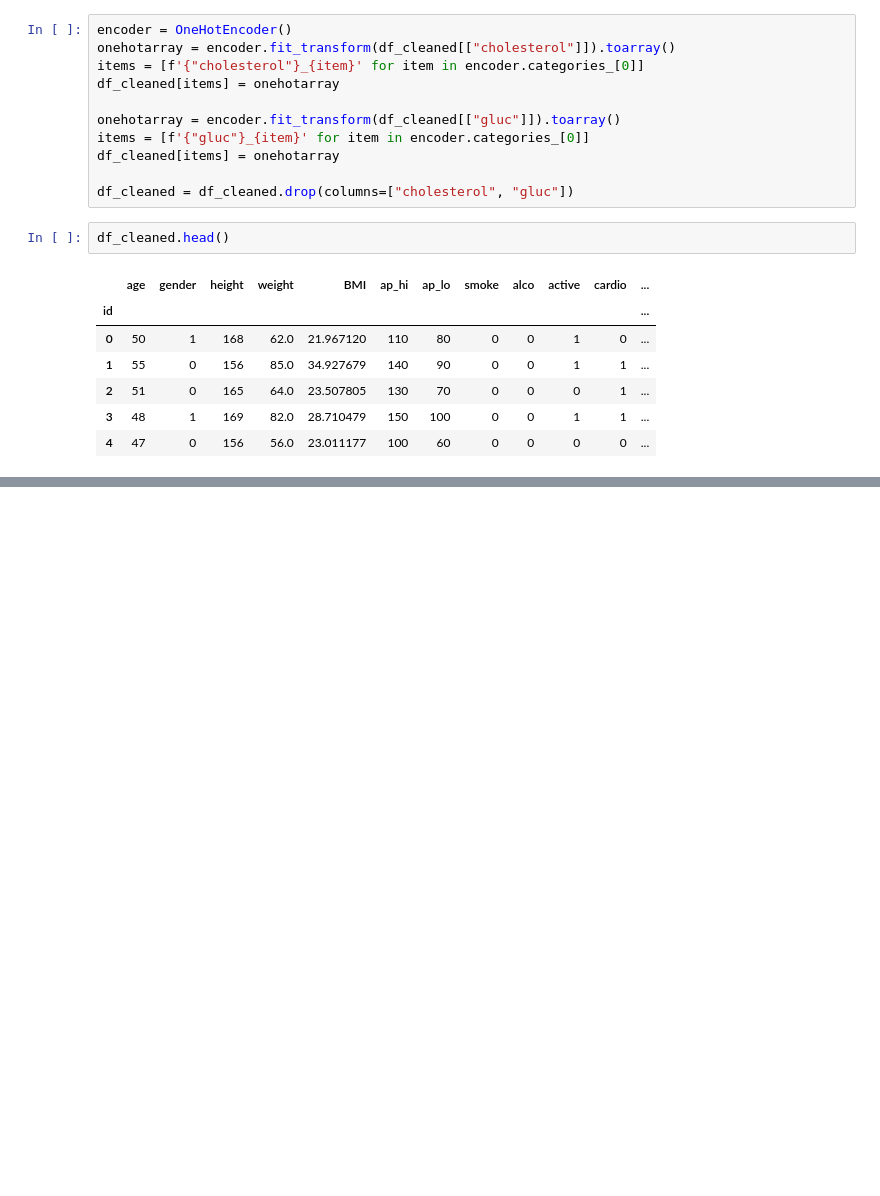
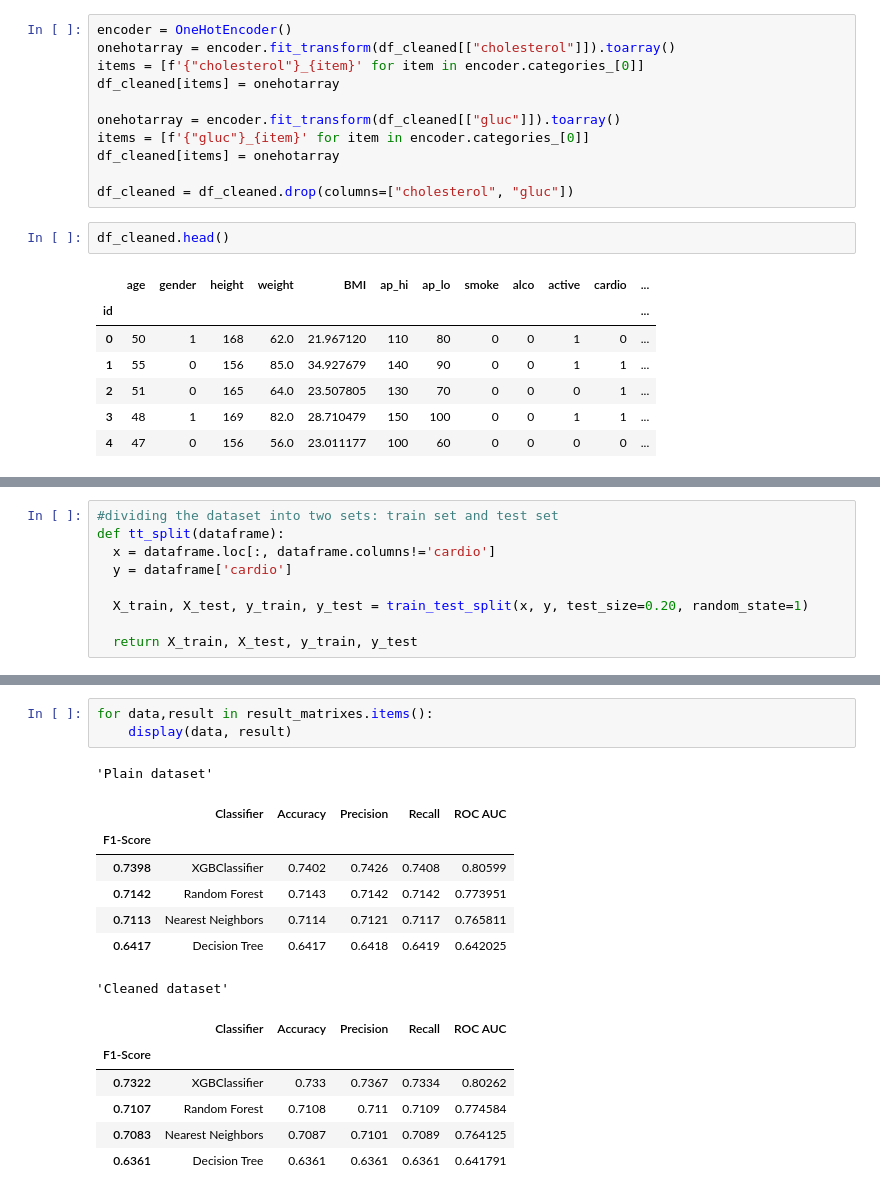
Before and after one commit to Giovo17/cardio-disease-analysis, a Jupyter notebook: cardio_disease_analysis.ipynb, the cells around one changed output, grey strips where cells are left out. Cells and saved outputs as stored; diff of their text form; blank space fills up the shorter version.

```diff
--- a/cardio_disease_analysis.ipynb
+++ b/cardio_disease_analysis.ipynb
@@ -534,0 +539,9 @@ df_cleaned.head()
+# %%
+#dividing the dataset into two sets: train set and test set
+def tt_split(dataframe):
+  x = dataframe.loc[:, dataframe.columns!='cardio']
+  y = dataframe['cardio']
+
+  X_train, X_test, y_train, y_test = train_test_split(x, y, test_size=0.20, random_state=1)
+
+  return X_train, X_test, y_train, y_test
@@ -534,0 +669,18 @@ df_cleaned.head()
+# %%
+for data,result in result_matrixes.items():
+    display(data, result)
+# %% [output]
+'Plain dataset'
+|  | Classifier | Accuracy | Precision | Recall | ROC AUC |
+| F1-Score |  |  |  |  |  |
+| 0.7398 | XGBClassifier | 0.7402 | 0.7426 | 0.7408 | 0.80599 |
+| 0.7142 | Random Forest | 0.7143 | 0.7142 | 0.7142 | 0.773951 |
+| 0.7113 | Nearest Neighbors | 0.7114 | 0.7121 | 0.7117 | 0.765811 |
+| 0.6417 | Decision Tree | 0.6417 | 0.6418 | 0.6419 | 0.642025 |
+'Cleaned dataset'
+|  | Classifier | Accuracy | Precision | Recall | ROC AUC |
+| F1-Score |  |  |  |  |  |
+| 0.7322 | XGBClassifier | 0.733 | 0.7367 | 0.7334 | 0.80262 |
+| 0.7107 | Random Forest | 0.7108 | 0.711 | 0.7109 | 0.774584 |
+| 0.7083 | Nearest Neighbors | 0.7087 | 0.7101 | 0.7089 | 0.764125 |
+| 0.6361 | Decision Tree | 0.6361 | 0.6361 | 0.6361 | 0.641791 |
```
Also changed, not shown: parts of 10 cells of this notebook.
